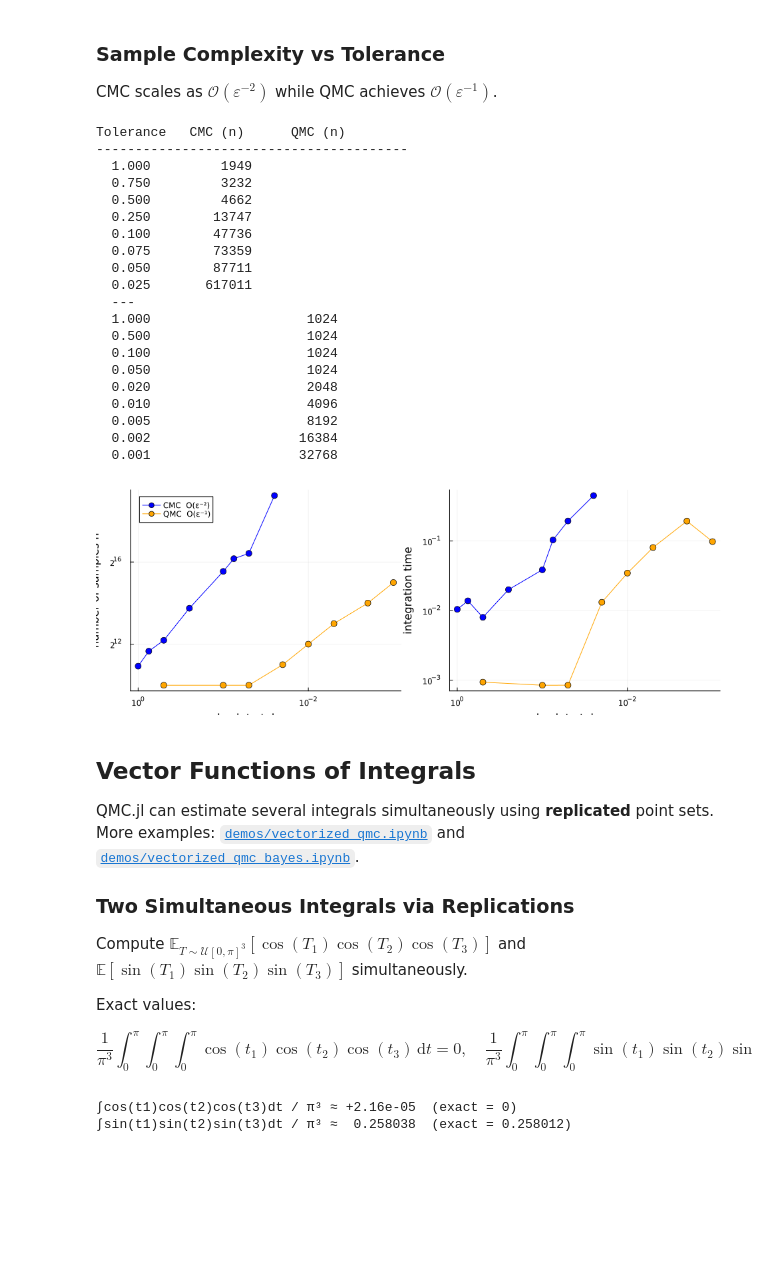
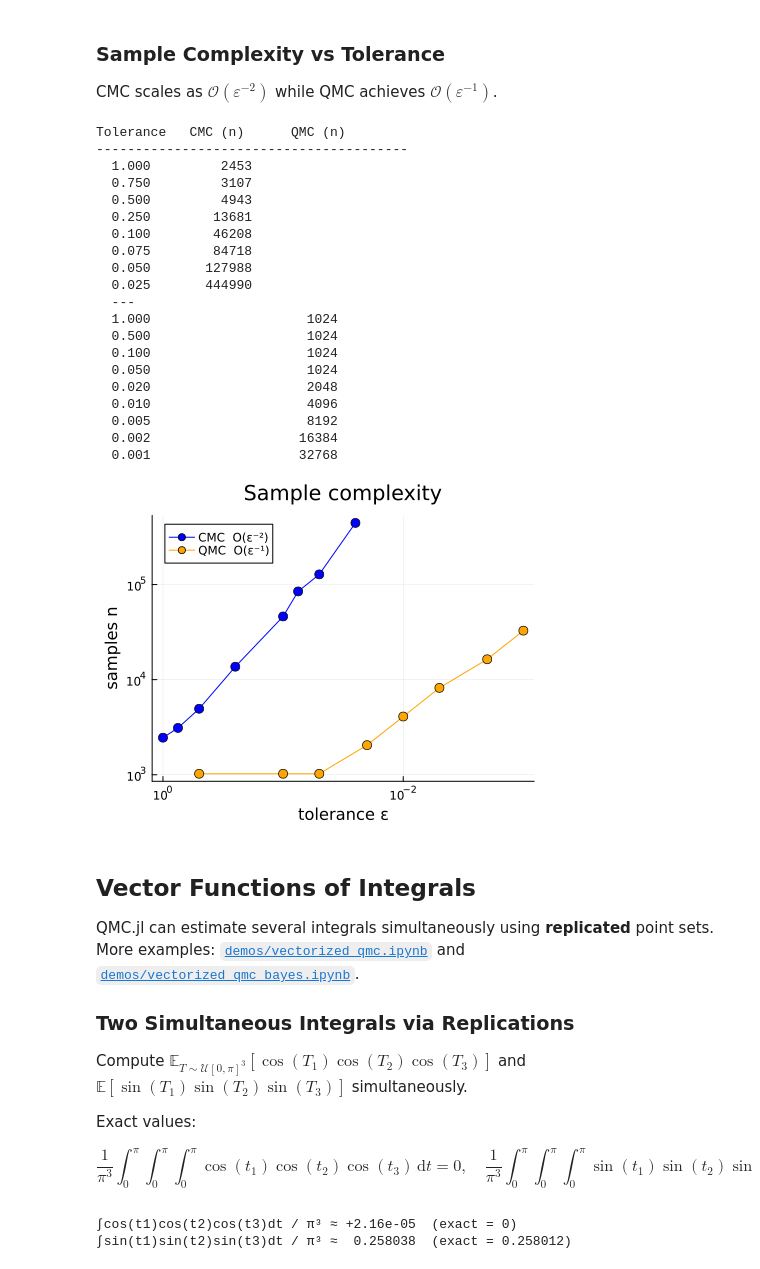
Before and after one commit to QMCSoftware/QMC.jl, a Jupyter notebook: demos/talk_paper_demos/pydata_chi_2023.ipynb, the cells around one changed output. Saved outputs shown, nothing was run; the diff lists cells and outputs as text; code cells hidden in the pictures; blank space fills up the shorter version.

```diff
--- a/demos/talk_paper_demos/pydata_chi_2023.ipynb
+++ b/demos/talk_paper_demos/pydata_chi_2023.ipynb
@@ -444,88 +434,73 @@ cmc_tols = [1.0, 0.75, 0.5, 0.25, 0.1, 0.075, 0.05, 0.025]
 qmc_tols = [1.0, 0.5,  0.1, 0.05, 0.02, 0.01, 0.005, 0.002, 0.001]
 
 n_cmc = zeros(Int, length(cmc_tols))
-time_cmc = zeros(length(cmc_tols))
 for (i, ε) in enumerate(cmc_tols)
     local sc = CubMCG(make_asian_iid(); abs_tol=ε)
     r = Logging.with_logger(Logging.NullLogger()) do
         integrate(sc)
     end
     n_cmc[i] = r.data[:n_total]
-    time_cmc[i] = r.data[:time_integrate]
 end
 
 n_qmc = zeros(Int, length(qmc_tols))
-time_qmc = zeros(length(qmc_tols))
 for (i, ε) in enumerate(qmc_tols)
     local sc = CubQMCNetG(make_asian_qmc(); abs_tol=ε)
     r = integrate(sc)
     n_qmc[i] = r.data[:n_total]
-    time_qmc[i] = r.data[:time_integrate]
 end
 
 println("Tolerance   CMC (n)      QMC (n)")
 println("-"^40)
 for (ε, n) in zip(cmc_tols, n_cmc)
     @printf("  %.3f     %8d\n", ε, n)
 end
 println("  ---")
 for (ε, n) in zip(qmc_tols, n_qmc)
     @printf("  %.3f                %8d\n", ε, n)
 end
 
 if HAVE_PLOTS
-    p1 = plot(; xlabel="absolute tolerance ε", ylabel="number of samples n",
-        xscale=:log10, yscale=:log2, xflip=true,
-        size=(450, 350), legend=:topleft)
+    p1 = plot(; xlabel="tolerance ε", ylabel="samples n",
+        xscale=:log10, yscale=:log10, xflip=true,
+        title="Sample complexity", size=(450, 350), legend=:topleft)
     plot!(p1, cmc_tols, n_cmc; marker=:circle, markersize=5,
         label="CMC  O(ε⁻²)", color=:blue)
     plot!(p1, qmc_tols[2:end], n_qmc[2:end]; marker=:circle, markersize=5,
         label="QMC  O(ε⁻¹)", color=:orange)
-
-    p2 = plot(; xlabel="absolute tolerance ε", ylabel="integration time",
-        xscale=:log10, yscale=:log10, xflip=true,
-        size=(450, 350), legend=false)
-    plot!(p2, cmc_tols, time_cmc; marker=:circle, markersize=5, color=:blue, label=nothing)
-    plot!(p2, qmc_tols[2:end], time_qmc[2:end]; marker=:circle, markersize=5, color=:orange, label=nothing)
-    display(plot(p1, p2; layout=(1, 2), size=(950, 350)))
+    display(p1)
 end
 # %% [output]
 Tolerance   CMC (n)      QMC (n)
 ----------------------------------------
-  1.000         1949
-  0.750         3232
-  0.500         4662
-  0.250        13747
-  0.100        47736
-  0.075        73359
-  0.050        87711
-  0.025       617011
+  1.000         2453
+  0.750         3107
+  0.500         4943
+  0.250        13681
+  0.100        46208
+  0.075        84718
+  0.050       127988
+  0.025       444990
   ---
   1.000                    1024
   0.500                    1024
   0.100                    1024
   0.050                    1024
   0.020                    2048
   0.010                    4096
   0.005                    8192
   0.002                   16384
   0.001                   32768
-[figure, old version]
+[figure, new version]
 # %% [markdown]
 ## Vector Functions of Integrals
 
-QMC.jl can estimate several integrals simultaneously using **replicated** point sets.
-More examples: [`demos/vectorized_qmc.ipynb`](../../vectorized_qmc.ipynb) and
-[`demos/vectorized_qmc_bayes.ipynb`](../../vectorized_qmc_bayes.ipynb).
+QMC.jl can estimate several integrals simultaneously using **replicated** point sets. More examples: [`demos/vectorized_qmc.ipynb`](../../vectorized_qmc.ipynb) and [`demos/vectorized_qmc_bayes.ipynb`](../../vectorized_qmc_bayes.ipynb).
 
 ### Two Simultaneous Integrals via Replications
 
-Compute $\mathbb{E}_{T\sim\mathcal{U}[0,\pi]^3}[\cos(T_1)\cos(T_2)\cos(T_3)]$ and
-$\mathbb{E}[\sin(T_1)\sin(T_2)\sin(T_3)]$ simultaneously.
+Compute $\mathbb{E}_{T\sim\mathcal{U}[0,\pi]^3}[\cos(T_1)\cos(T_2)\cos(T_3)]$ and $\mathbb{E}[\sin(T_1)\sin(T_2)\sin(T_3)]$ simultaneously.
 
-Exact values:
-$$\frac{1}{\pi^3}\int_0^{\pi}\int_0^{\pi}\int_0^{\pi}\cos(t_1)\cos(t_2)\cos(t_3)\,\mathrm{d}t = 0, \quad
-\frac{1}{\pi^3}\int_0^{\pi}\int_0^{\pi}\int_0^{\pi}\sin(t_1)\sin(t_2)\sin(t_3)\,\mathrm{d}t = \left(\frac{2}{\pi}\right)^3 \approx 0.2583$$
+Exact values: $$\frac{1}{\pi^3}\int_0^{\pi}\int_0^{\pi}\int_0^{\pi}\cos(t_1)\cos(t_2)\cos(t_3)\,\mathrm{d}t = 0, \quad \frac{1}{\pi^3}\int_0^{\pi}\int_0^{\pi}\int_0^{\pi}\sin(t_1)\sin(t_2)\sin(t_3)\,\mathrm{d}t = \left(\frac{2}{\pi}\right)^3 \approx 0.2583$$
 # %%
 R = 32  # replications for Student-t CI across randomizations
 dd_v = Halton(3; seed=7, replications=R)
```
Also changed, not shown: parts of 11 cells of this notebook, 14 other files.
